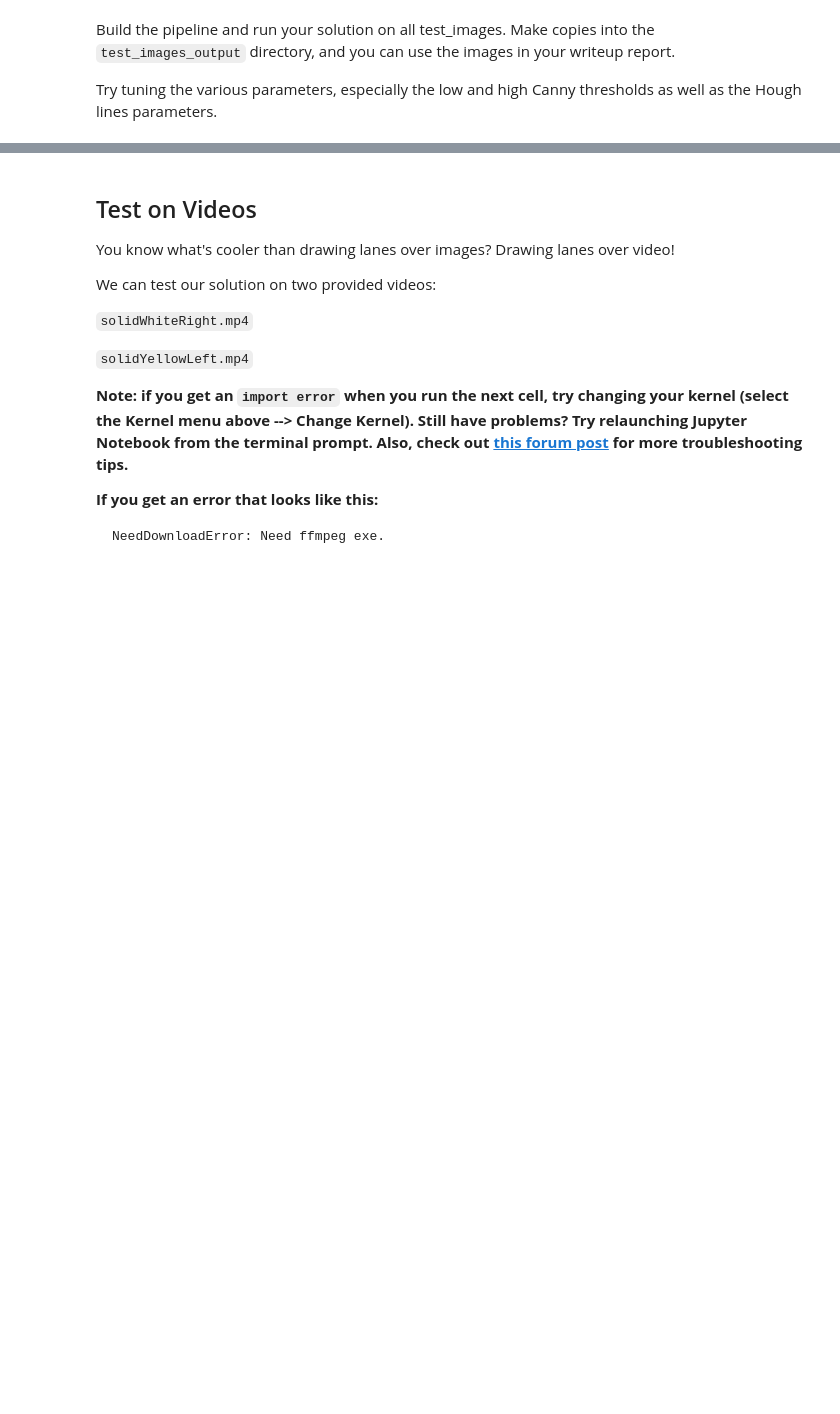
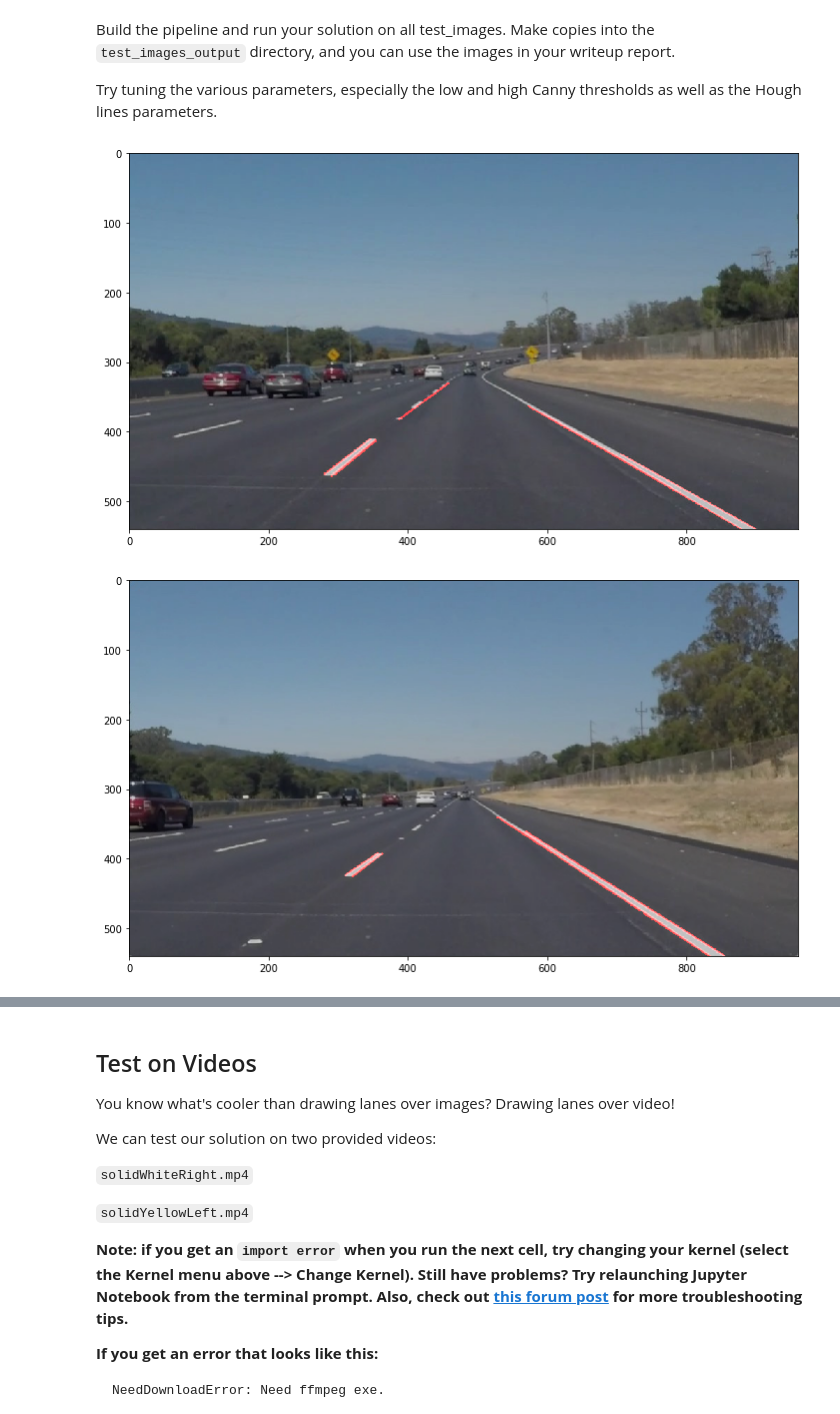
Before and after one commit to frank-xiangyu-liao/CarND-Term1-Lane-Lines, a Jupyter notebook: P1.ipynb, the cells around one changed output, grey strips where cells are left out. Cells and saved outputs as stored; diff of their text form; code cells hidden in the pictures; blank space fills up the shorter version.

Commit message:
Refined params, finished img pipeline and video output. Next step: modify draw_lines to draw a single line from bottom to top in ROI.

```diff
--- a/P1.ipynb
+++ b/P1.ipynb
@@ -243,0 +195,59 @@ Try tuning the various parameters, especially the low and high Canny thresholds
+# %%
+# TODO: Build your pipeline that will draw lane lines on the test_images
+# then save them to the test_images directory.
+
+def lane_finding_pipeline(img, canny_thresholds, hough_params, vertices, kernel_size=5):
+
+    copy_img = np.copy(img)
+    imshape = img.shape
+    kernelSize = kernel_size
+
+    gray =grayscale(copy_img)
+    blueGray = gaussian_blur(gray, kernelSize)
+    edges = canny(copy_img, cannyLowThreshold, cannyHighThreshold)
+    maskedEdges = region_of_interest(edges, vertices)
+    houghLines = hough_lines(maskedEdges, rho, theta, threshold, min_line_length, max_line_gap)
+
+    return weighted_img(houghLines, img)
+
+# Define Canny Params & Gaussian kernel size
+cannyLowThreshold = 70
+cannyHighThreshold = 150
+kernelSize = 7
+
+cannyThresholds = [cannyLowThreshold, cannyHighThreshold]
+
+# Define Hough params
+rho = 2 # distance resolution in pixels of the Hough grid
+theta = np.pi/180 # angular resolution in radians of the Hough grid
+threshold = 80     # minimum number of votes (intersections in Hough grid cell)
+min_line_length = 20 #minimum number of pixels making up a line
+max_line_gap = 20    # maximum gap in pixels between connectable line segments
+
+houghParams = [rho, theta, threshold, min_line_length, max_line_gap]
+
+# Define vertices for masking
+bottomLeft = (50, 540)
+topLeft = (465, 325)
+topRight = (500, 325)
+bottomRight = (910, 540)
+vertices = np.array([[bottomLeft, topLeft, topRight, bottomRight]], dtype=np.int32)
+
+def read_find_lanes(fileName) :
+
+    image = mpimg.imread(fileName)
+    imageWithLanes = lane_finding_pipeline(image, cannyThresholds, houghParams, vertices, kernelSize)
+
+    return imageWithLanes
+
+i = 0
+nameList = os.listdir("test_images/")
+for imageName in nameList:
+    imageToPlot = read_find_lanes('test_images/' + imageName)
+    mpimg.imsave('test_images_output/' + imageName, imageToPlot)
+    plt.figure(i, figsize = (12,8))
+    plt.imshow(imageToPlot)
+    i += 1
+# %% [output]
+[figure, added]
+[figure, added]
```
Also changed, not shown: parts of 9 cells of this notebook, 7 other files.
